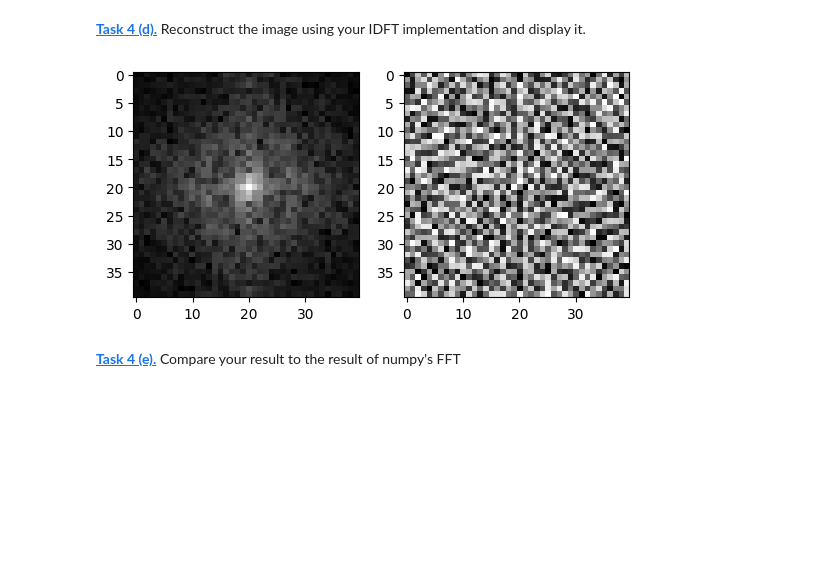
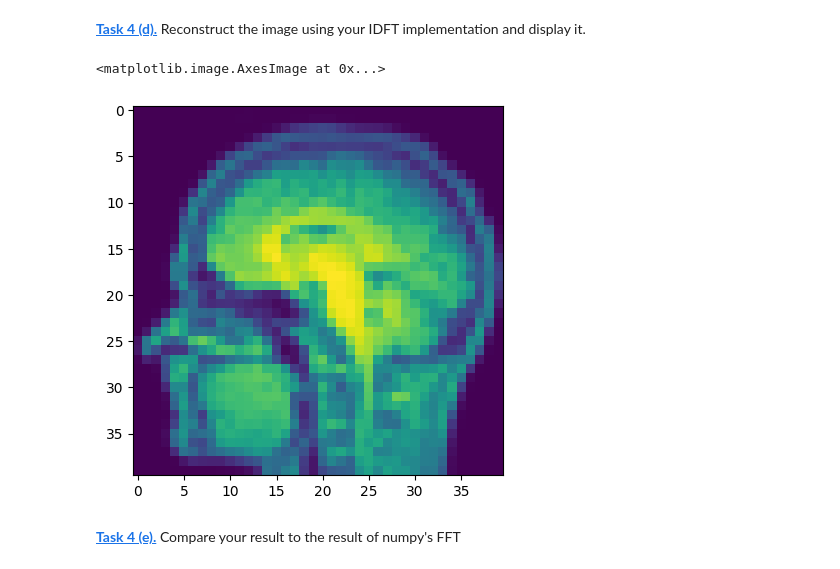
Before and after one commit to sedanep/mobifs5-python, a Jupyter notebook: fourier.ipynb, the cells around one changed output. Cells and saved outputs as stored; diff of their text form; code cells hidden in the pictures; blank space fills up the shorter version.

```diff
--- a/fourier.ipynb
+++ b/fourier.ipynb
@@ -295,19 +295,13 @@ Left: amplitude. The bright center means low frequencies contribute strongly.
 Right: phase. It can look like random squares even though it contains information about the brain’s structure.
 # %% [markdown]
 **[Task 4 (d).]()** Reconstruct the image using your IDFT implementation and display it.
-# %%
-test_idft = bok_idft(test_img)
-shifted = np.fft.fftshift(test_idft)
-
-plt.subplot(1, 2, 1)
-plt.imshow(np.log1p(np.abs(shifted)), cmap='gray')
-
-plt.subplot(1, 2, 2)
-plt.imshow(np.angle(shifted), cmap='gray')
-
-plt.show()
-# %% [output]
-[figure, removed]
+# %%
+test_idft = bok_idft(test_dft)
+
+plt.imshow(np.log1p(np.abs(test_idft)))
+# %% [output]
+<matplotlib.image.AxesImage at 0x...>
+[figure, added]
 # %% [markdown]
 **[Task 4 (e).]()** Compare your result to the result of numpy's FFT
 # %%
```
Also changed, not shown: parts of 3 cells of this notebook.
